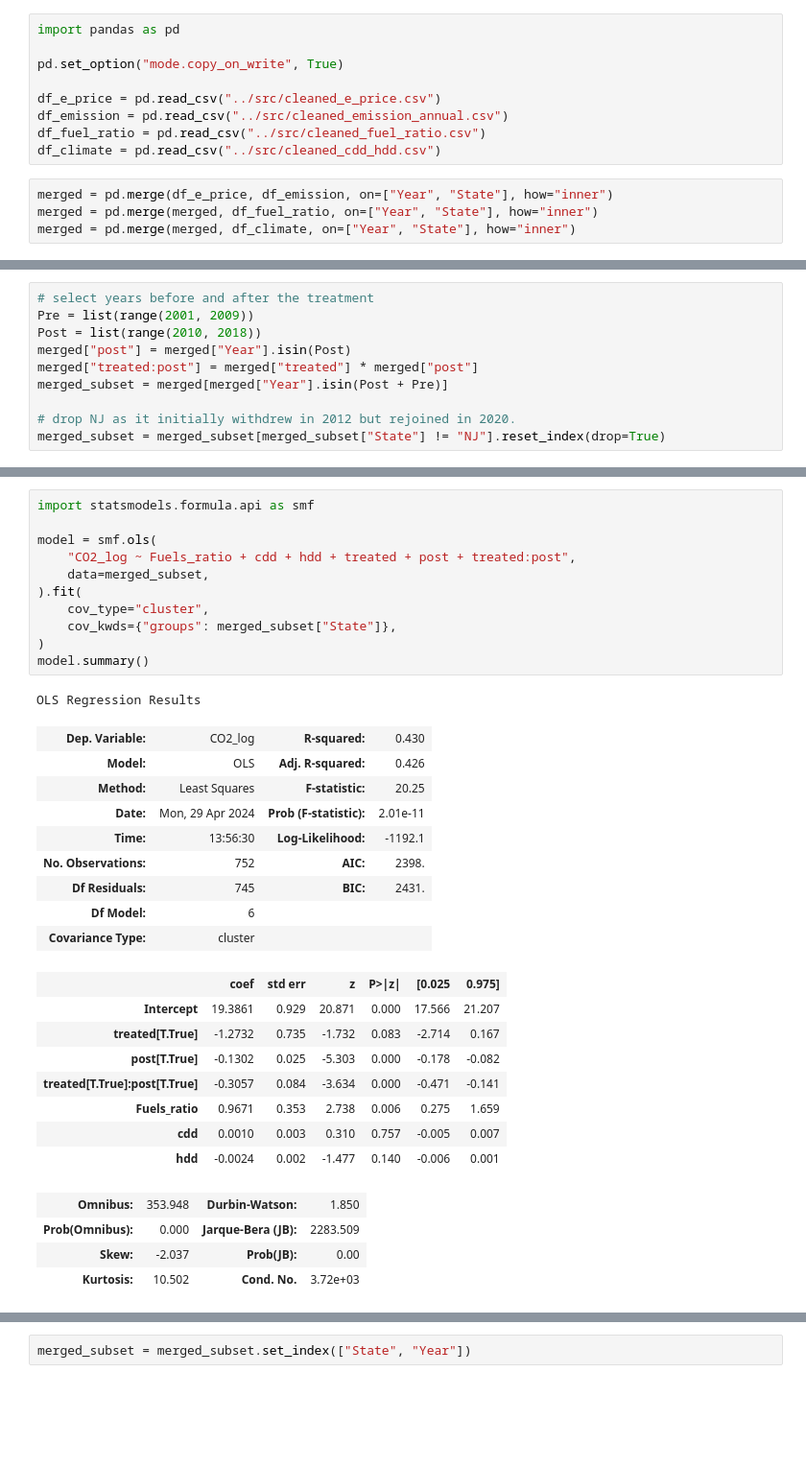
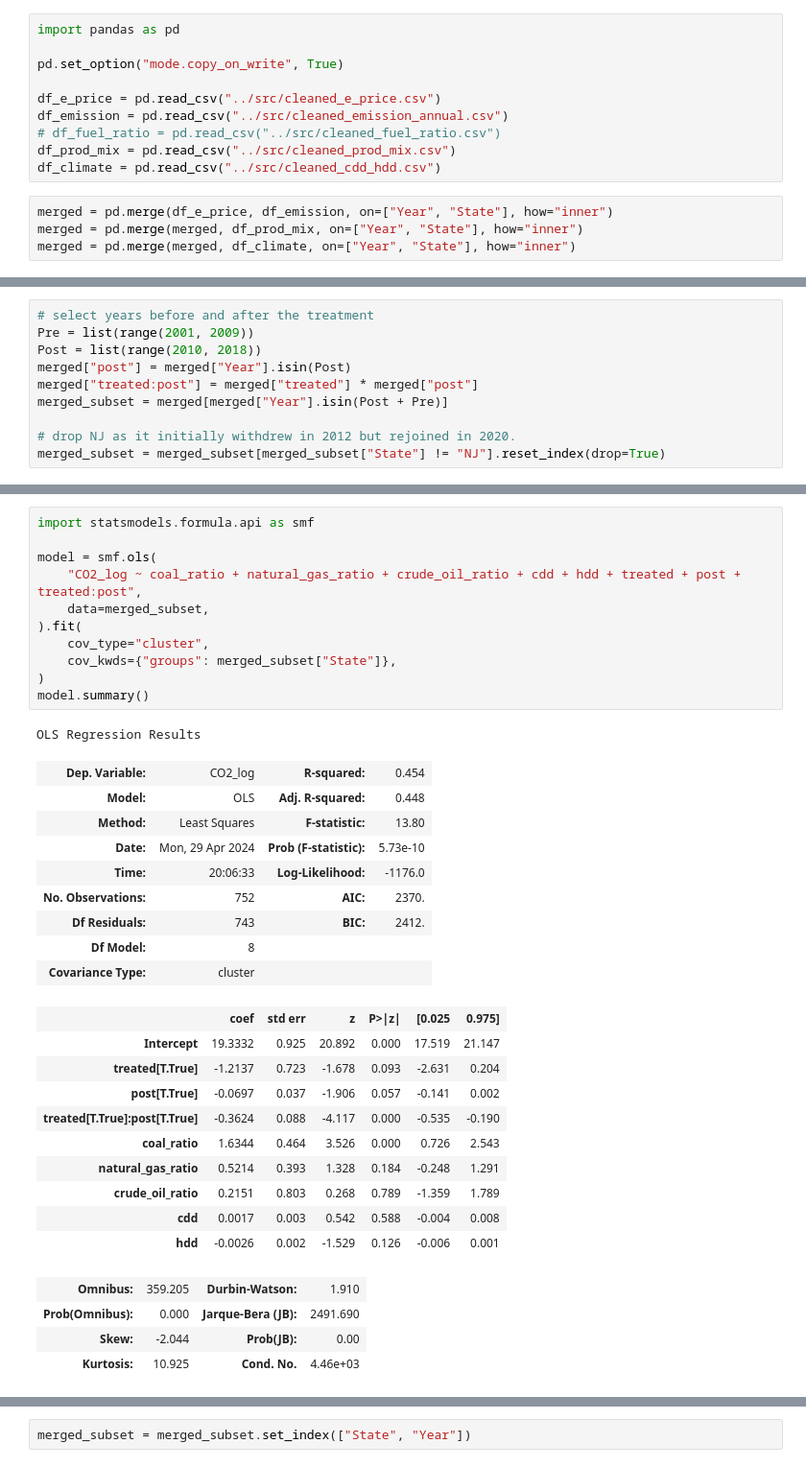
Before and after one commit to MIDS-at-Duke/uds-2024-flamingo, a Jupyter notebook: code/ML_model.ipynb, the cells around one changed output, grey strips where cells are left out. Shown: that part at 96% size. Drawn from its saved outputs; the diff is of its cells as text; blank space fills up the shorter version.

Commit message:
add prod mix

```diff
--- a/code/ML_model.ipynb
+++ b/code/ML_model.ipynb
@@ -5,11 +5,12 @@ pd.set_option("mode.copy_on_write", True)
 
 df_e_price = pd.read_csv("../src/cleaned_e_price.csv")
 df_emission = pd.read_csv("../src/cleaned_emission_annual.csv")
-df_fuel_ratio = pd.read_csv("../src/cleaned_fuel_ratio.csv")
+# df_fuel_ratio = pd.read_csv("../src/cleaned_fuel_ratio.csv")
+df_prod_mix = pd.read_csv("../src/cleaned_prod_mix.csv")
 df_climate = pd.read_csv("../src/cleaned_cdd_hdd.csv")
 # %%
 merged = pd.merge(df_e_price, df_emission, on=["Year", "State"], how="inner")
-merged = pd.merge(merged, df_fuel_ratio, on=["Year", "State"], how="inner")
+merged = pd.merge(merged, df_prod_mix, on=["Year", "State"], how="inner")
 merged = pd.merge(merged, df_climate, on=["Year", "State"], how="inner")
 # %%
 # log transformation of CO2 emission
@@ -123,36 +123,38 @@ memory usage: 67.0+ KB
 # %%
 import statsmodels.formula.api as smf
 
 model = smf.ols(
-    "CO2_log ~ Fuels_ratio + cdd + hdd + treated + post + treated:post",
+    "CO2_log ~ coal_ratio + natural_gas_ratio + crude_oil_ratio + cdd + hdd + treated + post + treated:post",
     data=merged_subset,
 ).fit(
     cov_type="cluster",
     cov_kwds={"groups": merged_subset["State"]},
 )
 model.summary()
 # %% [output]
 OLS Regression Results
-| Dep. Variable: | CO2_log | R-squared: | 0.430 |
-| Model: | OLS | Adj. R-squared: | 0.426 |
-| Method: | Least Squares | F-statistic: | 20.25 |
-| Date: | Mon, 29 Apr 2024 | Prob (F-statistic): | 2.01e-11 |
-| Time: | 13:56:30 | Log-Likelihood: | -1192.1 |
-| No. Observations: | 752 | AIC: | 2398. |
-| Df Residuals: | 745 | BIC: | 2431. |
-| Df Model: | 6 |  |  |
+| Dep. Variable: | CO2_log | R-squared: | 0.454 |
+| Model: | OLS | Adj. R-squared: | 0.448 |
+| Method: | Least Squares | F-statistic: | 13.80 |
+| Date: | Mon, 29 Apr 2024 | Prob (F-statistic): | 5.73e-10 |
+| Time: | 20:06:33 | Log-Likelihood: | -1176.0 |
+| No. Observations: | 752 | AIC: | 2370. |
+| Df Residuals: | 743 | BIC: | 2412. |
+| Df Model: | 8 |  |  |
 | Covariance Type: | cluster |  |  |
 |  | coef | std err | z | P>|z| | [0.025 | 0.975] |
-| Intercept | 19.3861 | 0.929 | 20.871 | 0.000 | 17.566 | 21.207 |
-| treated[T.True] | -1.2732 | 0.735 | -1.732 | 0.083 | -2.714 | 0.167 |
-| post[T.True] | -0.1302 | 0.025 | -5.303 | 0.000 | -0.178 | -0.082 |
-| treated[T.True]:post[T.True] | -0.3057 | 0.084 | -3.634 | 0.000 | -0.471 | -0.141 |
-| Fuels_ratio | 0.9671 | 0.353 | 2.738 | 0.006 | 0.275 | 1.659 |
-| cdd | 0.0010 | 0.003 | 0.310 | 0.757 | -0.005 | 0.007 |
-| hdd | -0.0024 | 0.002 | -1.477 | 0.140 | -0.006 | 0.001 |
+| Intercept | 19.3332 | 0.925 | 20.892 | 0.000 | 17.519 | 21.147 |
+| treated[T.True] | -1.2137 | 0.723 | -1.678 | 0.093 | -2.631 | 0.204 |
+| post[T.True] | -0.0697 | 0.037 | -1.906 | 0.057 | -0.141 | 0.002 |
+| treated[T.True]:post[T.True] | -0.3624 | 0.088 | -4.117 | 0.000 | -0.535 | -0.190 |
+| coal_ratio | 1.6344 | 0.464 | 3.526 | 0.000 | 0.726 | 2.543 |
+| natural_gas_ratio | 0.5214 | 0.393 | 1.328 | 0.184 | -0.248 | 1.291 |
+| crude_oil_ratio | 0.2151 | 0.803 | 0.268 | 0.789 | -1.359 | 1.789 |
+| cdd | 0.0017 | 0.003 | 0.542 | 0.588 | -0.004 | 0.008 |
+| hdd | -0.0026 | 0.002 | -1.529 | 0.126 | -0.006 | 0.001 |
-| Omnibus: | 353.948 | Durbin-Watson: | 1.850 |
-| Prob(Omnibus): | 0.000 | Jarque-Bera (JB): | 2283.509 |
-| Skew: | -2.037 | Prob(JB): | 0.00 |
-| Kurtosis: | 10.502 | Cond. No. | 3.72e+03 |
+| Omnibus: | 359.205 | Durbin-Watson: | 1.910 |
+| Prob(Omnibus): | 0.000 | Jarque-Bera (JB): | 2491.690 |
+| Skew: | -2.044 | Prob(JB): | 0.00 |
+| Kurtosis: | 10.925 | Cond. No. | 4.46e+03 |
 Notes:
 [1] Standard Errors are robust to cluster correlation (cluster)
```
Also changed, not shown: parts of 8 cells of this notebook, 52 other files.
